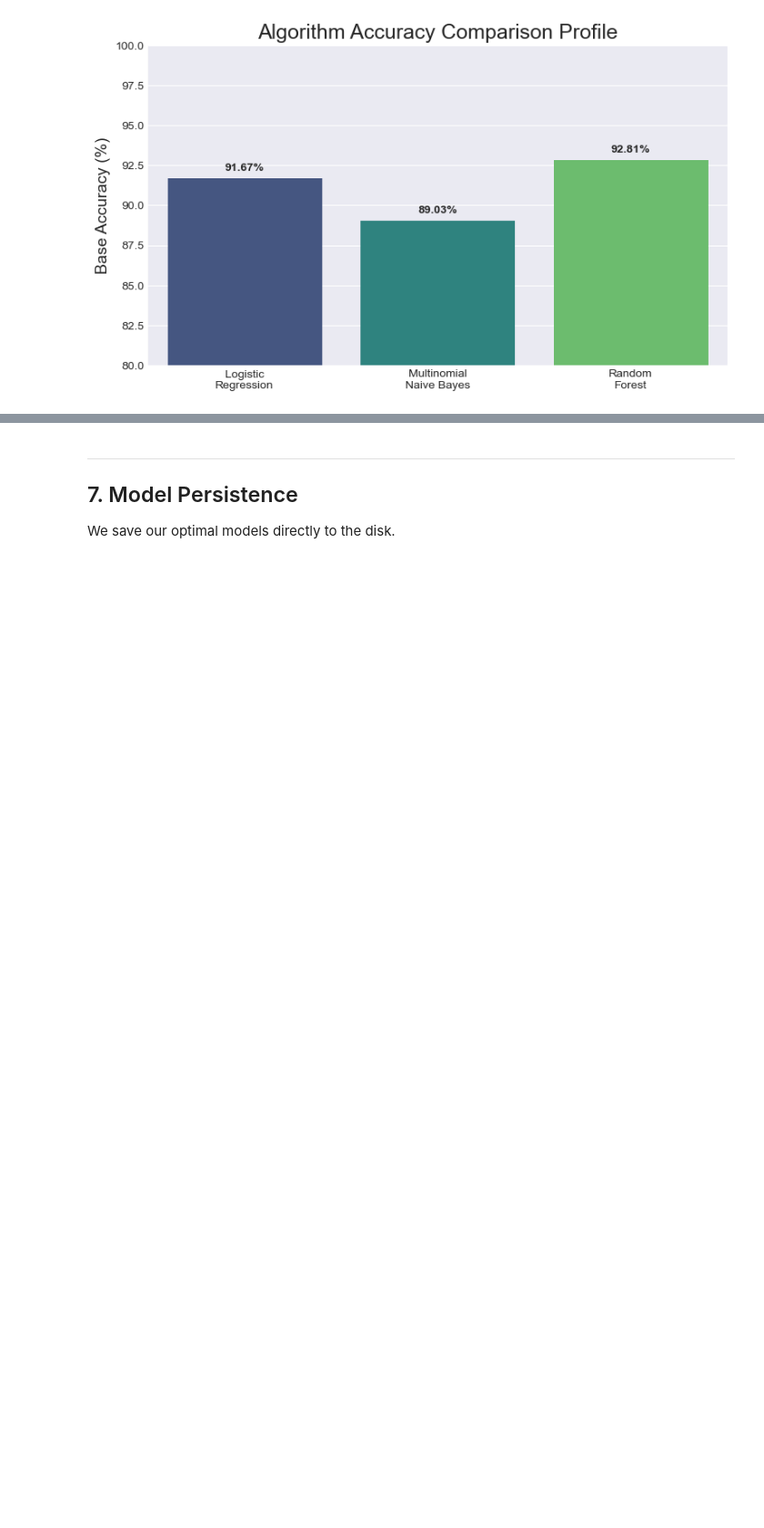
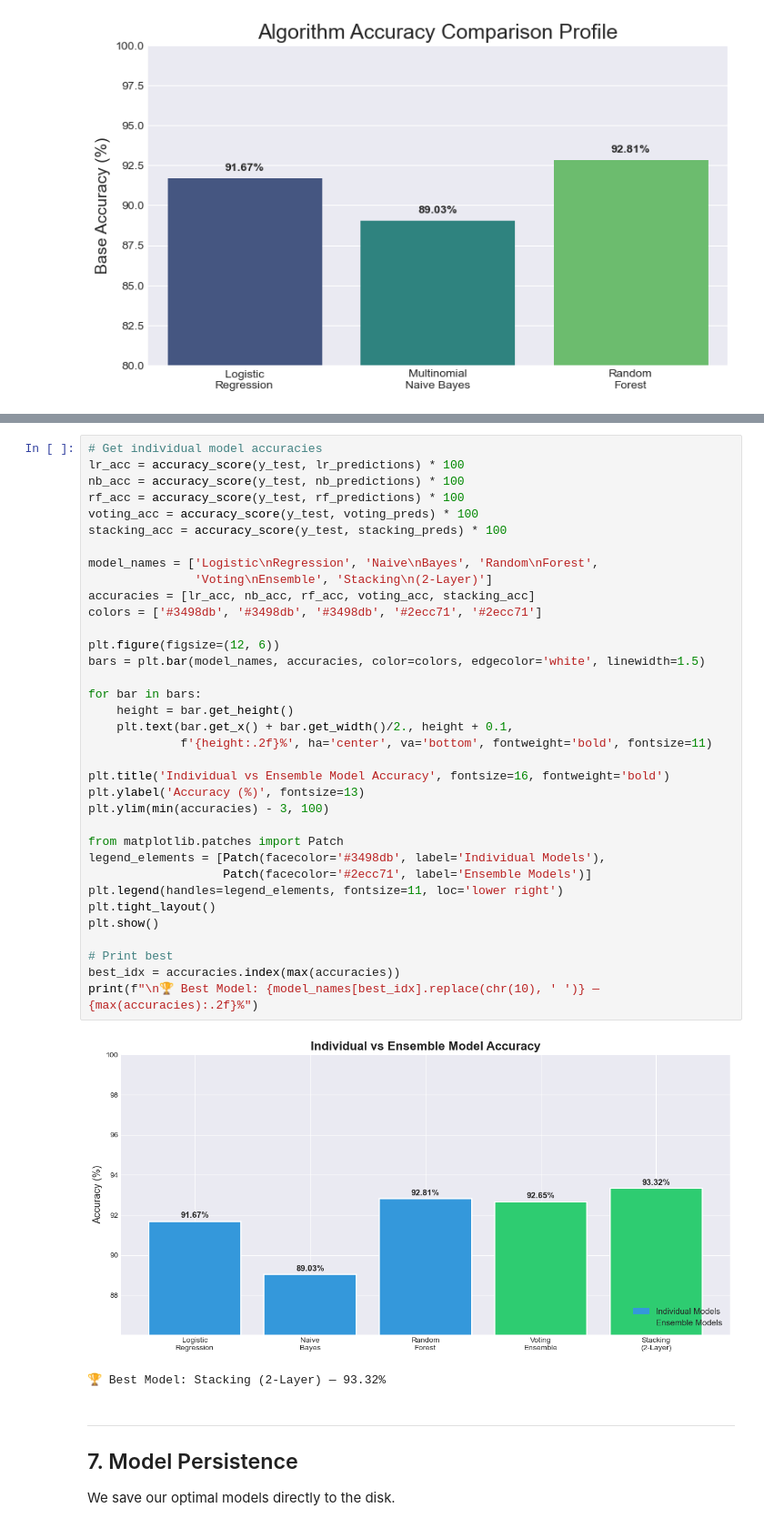
Before and after one commit to Vivek-sys-afk/Fake-News-Detection-Minor-Project, a Jupyter notebook: Fake_News_Detection.ipynb, the cells around one changed output, grey strips where cells are left out. Shown at 91% size. Saved outputs shown, nothing was run; the diff lists cells and outputs as text; blank space fills up the shorter version.

Commit message:
Added ensemble model and its details

```diff
--- a/Fake_News_Detection.ipynb
+++ b/Fake_News_Detection.ipynb
@@ -423,3 +491,41 @@ Passing `palette` without assigning `hue` is deprecated and will be removed in v
+# %%
+# Get individual model accuracies
+lr_acc = accuracy_score(y_test, lr_predictions) * 100
+nb_acc = accuracy_score(y_test, nb_predictions) * 100
+rf_acc = accuracy_score(y_test, rf_predictions) * 100
+voting_acc = accuracy_score(y_test, voting_preds) * 100
+stacking_acc = accuracy_score(y_test, stacking_preds) * 100
+
+model_names = ['Logistic\nRegression', 'Naive\nBayes', 'Random\nForest',
+               'Voting\nEnsemble', 'Stacking\n(2-Layer)']
+accuracies = [lr_acc, nb_acc, rf_acc, voting_acc, stacking_acc]
+colors = ['#3498db', '#3498db', '#3498db', '#2ecc71', '#2ecc71']
+
+plt.figure(figsize=(12, 6))
+bars = plt.bar(model_names, accuracies, color=colors, edgecolor='white', linewidth=1.5)
+
+for bar in bars:
+    height = bar.get_height()
+    plt.text(bar.get_x() + bar.get_width()/2., height + 0.1,
+             f'{height:.2f}%', ha='center', va='bottom', fontweight='bold', fontsize=11)
+
+plt.title('Individual vs Ensemble Model Accuracy', fontsize=16, fontweight='bold')
+plt.ylabel('Accuracy (%)', fontsize=13)
+plt.ylim(min(accuracies) - 3, 100)
+
+from matplotlib.patches import Patch
+legend_elements = [Patch(facecolor='#3498db', label='Individual Models'),
+                   Patch(facecolor='#2ecc71', label='Ensemble Models')]
+plt.legend(handles=legend_elements, fontsize=11, loc='lower right')
+plt.tight_layout()
+plt.show()
+
+# Print best
+best_idx = accuracies.index(max(accuracies))
+print(f"\n🏆 Best Model: {model_names[best_idx].replace(chr(10), ' ')} — {max(accuracies):.2f}%")
+# %% [output]
+[figure, added]
+🏆 Best Model: Stacking (2-Layer) — 93.32%
 # %% [markdown]
 ---
 ## 7. Model Persistence
```
Also changed, not shown: parts of 6 cells of this notebook, 2 other files.
